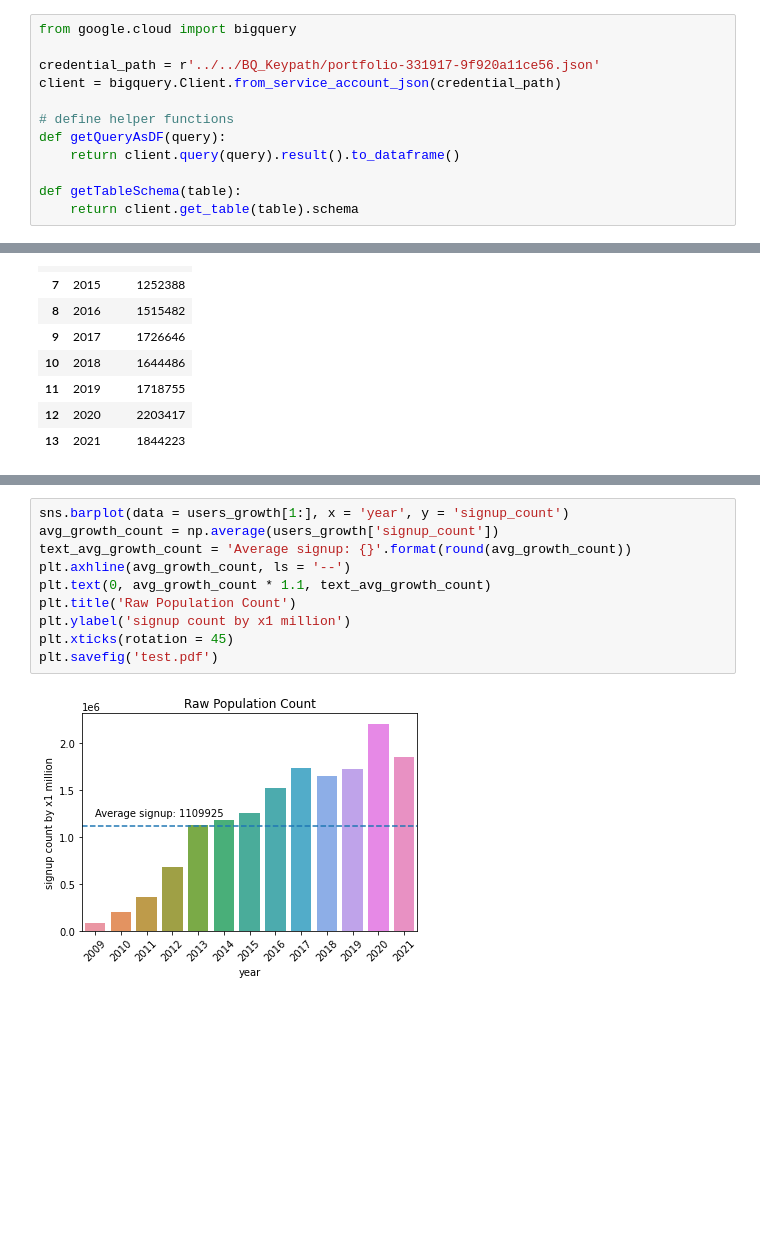
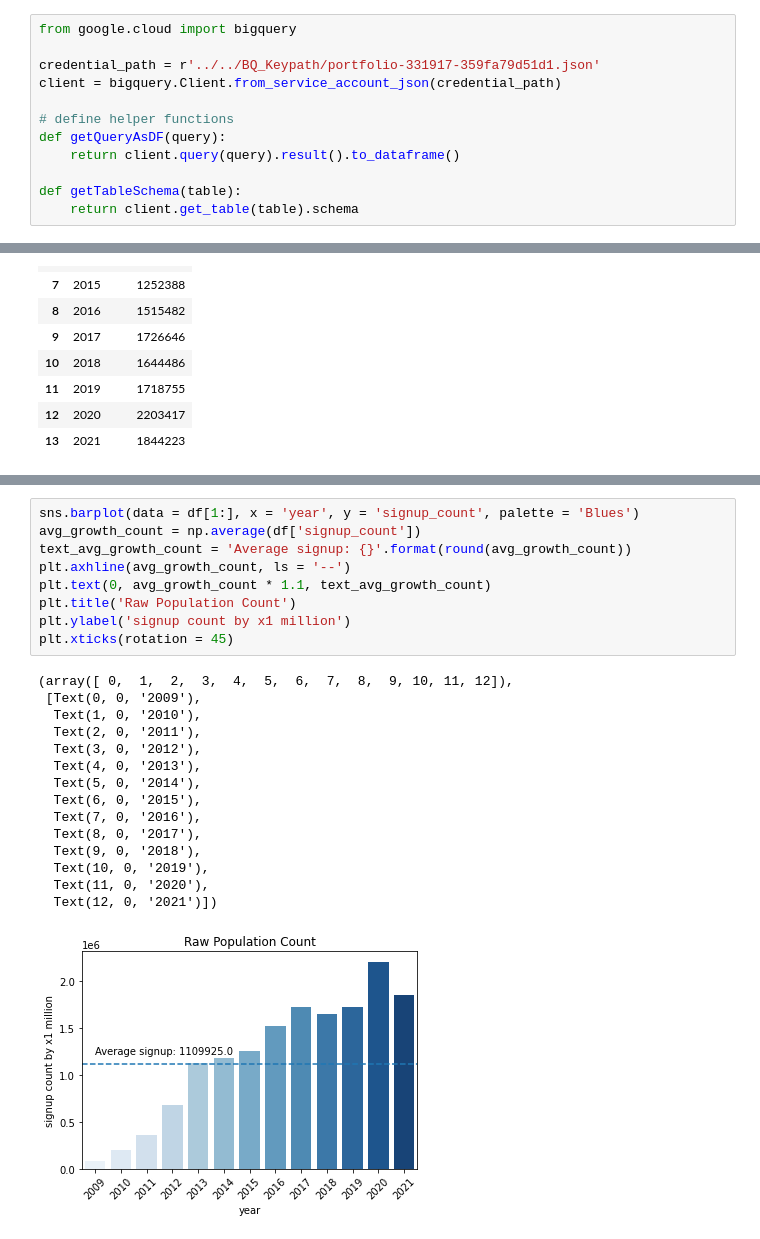
Before and after one commit to mbo0000/Personal-Projects, a Jupyter notebook: StackoverflowCaseStudy/sof_case_study.ipynb, the cells around one changed output, grey strips where cells are left out. Cells and saved outputs as stored; diff of their text form; blank space fills up the shorter version.

```diff
--- a/StackoverflowCaseStudy/sof_case_study.ipynb
+++ b/StackoverflowCaseStudy/sof_case_study.ipynb
@@ -12,7 +12,7 @@ import seaborn as sns
 # %%
 from google.cloud import bigquery
 
-credential_path = r'../../BQ_Keypath/portfolio-331917-9f920a11ce56.json'
+credential_path = r'../../BQ_Keypath/portfolio-331917-359fa79d51d1.json'
 client = bigquery.Client.from_service_account_json(credential_path)
 
 # define helper functions
@@ -125,16 +123,29 @@ df
 | 12 | 2020 | 2203417 | 13694722 | 119.17 |
 | 13 | 2021 | 1844223 | 15538945 | 113.47 |
 # %%
-sns.barplot(data = users_growth[1:], x = 'year', y = 'signup_count')
-avg_growth_count = np.average(users_growth['signup_count'])
+sns.barplot(data = df[1:], x = 'year', y = 'signup_count', palette = 'Blues')
+avg_growth_count = np.average(df['signup_count'])
 text_avg_growth_count = 'Average signup: {}'.format(round(avg_growth_count))
 plt.axhline(avg_growth_count, ls = '--')
 plt.text(0, avg_growth_count * 1.1, text_avg_growth_count)
 plt.title('Raw Population Count')
 plt.ylabel('signup count by x1 million')
 plt.xticks(rotation = 45)
-plt.savefig('test.pdf')
 # %% [output]
+(array([ 0,  1,  2,  3,  4,  5,  6,  7,  8,  9, 10, 11, 12]),
+ [Text(0, 0, '2009'),
+  Text(1, 0, '2010'),
+  Text(2, 0, '2011'),
+  Text(3, 0, '2012'),
+  Text(4, 0, '2013'),
+  Text(5, 0, '2014'),
+  Text(6, 0, '2015'),
+  Text(7, 0, '2016'),
+  Text(8, 0, '2017'),
+  Text(9, 0, '2018'),
+  Text(10, 0, '2019'),
+  Text(11, 0, '2020'),
+  Text(12, 0, '2021')])
-[figure, old version]
+[figure, new version]
 # %%
 # excluding 2008 as it was the launch year.
```
Also changed, not shown: parts of 6 cells of this notebook, 1 other file.
